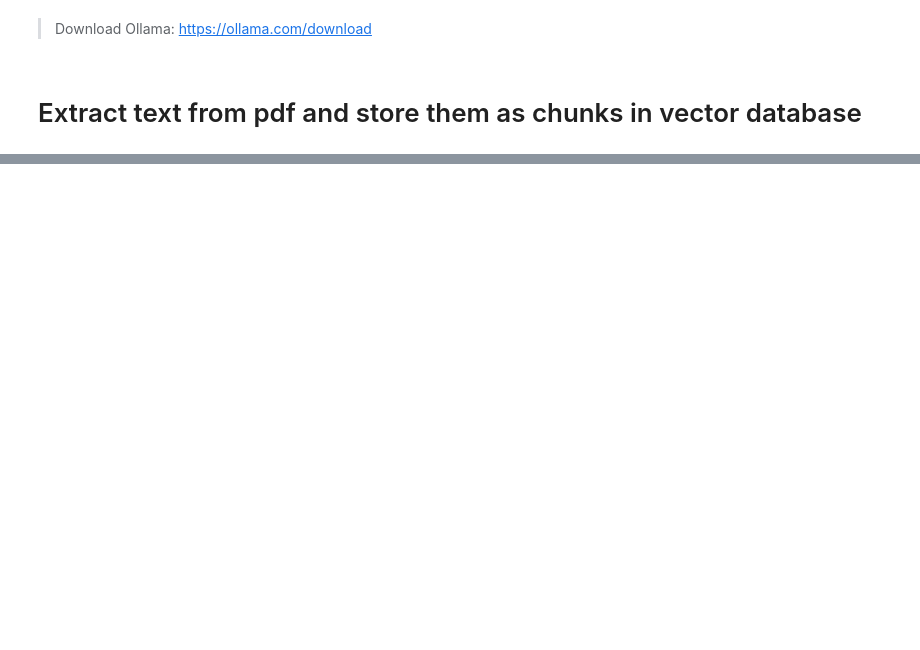
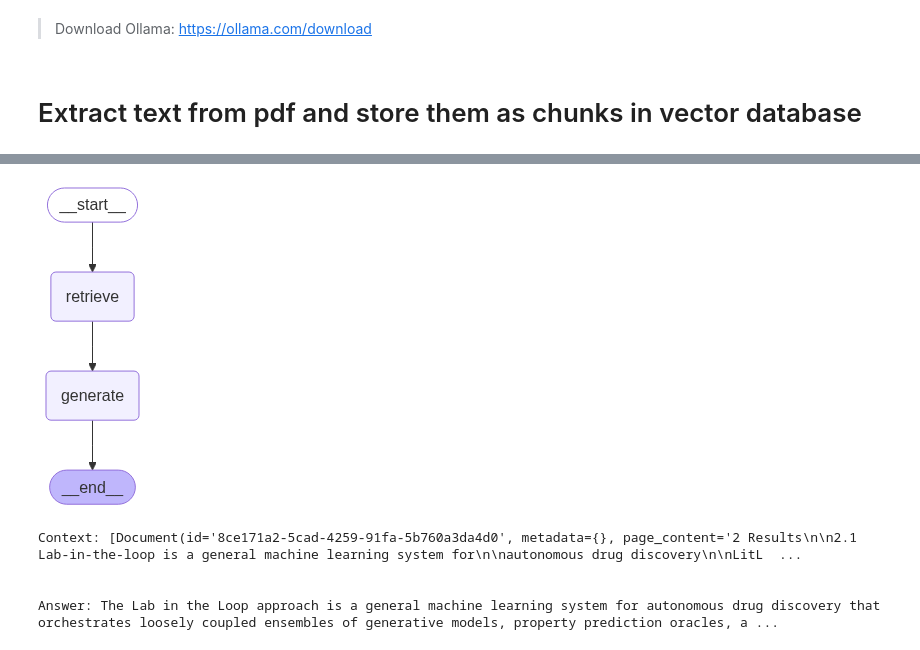
Before and after one commit to GK4444/ai-agents, a Jupyter notebook: langchain_1.ipynb, the cells around one changed output, grey strips where cells are left out. Cells and saved outputs as stored; diff of their text form; code cells hidden in the pictures; blank space fills up the shorter version.

Commit message:
basic langgraph rag added

```diff
--- a/langchain_1.ipynb
+++ b/langchain_1.ipynb
@@ -73,0 +73,52 @@ AIMessage(content='Je aime le programmation.', additional_kwargs={}, response_me
+# %%
+from langchain_core.documents import Document
+from typing_extensions import List, TypedDict
+# from langchain_ollama.llms import OllamaLLM
+from langchain_ollama import ChatOllama
+
+# llm = OllamaLLM(model="llama3.2")
+
+llm = ChatOllama(
+    model="llama3.2",
+    temperature=0,
+    # other params...
+)
+
+class State(TypedDict):
+    question: str
+    context: List[Document]
+    answer: str
+
+def retrieve(state: State):
+    retrieved_docs = vector_store.similarity_search(state["question"])
+    return {"context": retrieved_docs}
+
+
+def generate(state: State):
+    docs_content = "\n\n".join(doc.page_content for doc in state["context"])
+    messages = prompt.invoke({"question": state["question"], "context": docs_content})
+    response = llm.invoke(messages)
+
+    return {"answer": response.content}
+# %%
+from langgraph.graph import START, StateGraph
+
+graph_builder = StateGraph(State).add_sequence([retrieve, generate])
+graph_builder.add_edge(START, "retrieve")
+graph = graph_builder.compile()
+# %%
+from IPython.display import Image, display
+
+display(Image(graph.get_graph().draw_mermaid_png()))
+# %% [output]
+[figure, added]
+# %%
+result = graph.invoke({"question": "What is Lab in the loop approach?"})
+
+print(f'Context: {result["context"]}\n\n')
+print(f'Answer: {result["answer"]}')
+# %% [output]
+Context: [Document(id='8ce171a2-5cad-4259-91fa-5b760a3da4d0', metadata={}, page_content='2 Results\n\n2.1 Lab-in-the-loop is a general machine learning system for\n\nautonomous drug discovery\n\nLitL  ...
+
+
+Answer: The Lab in the Loop approach is a general machine learning system for autonomous drug discovery that orchestrates loosely coupled ensembles of generative models, property prediction oracles, a ...
```
Also changed, not shown: parts of 10 cells of this notebook, 1 other file.
